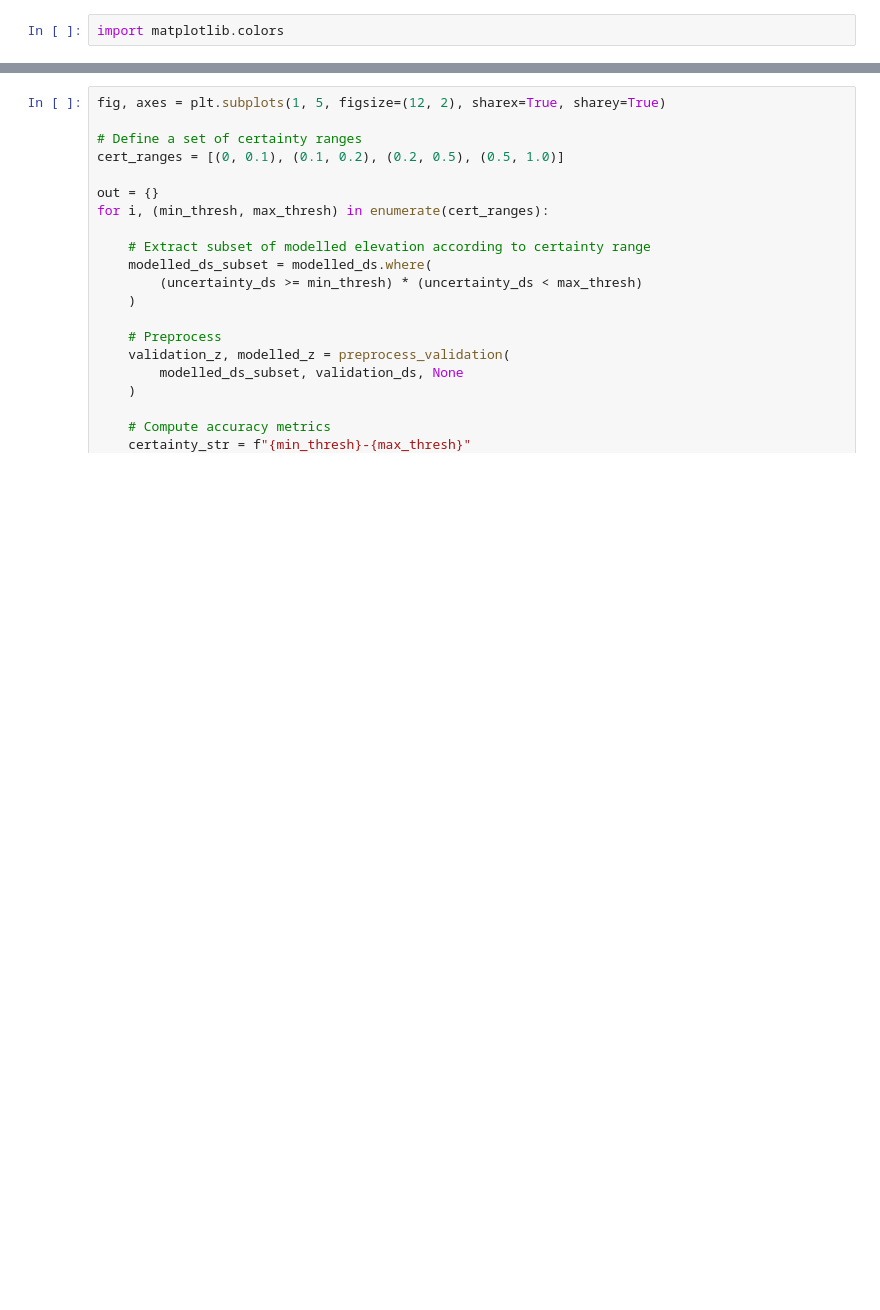
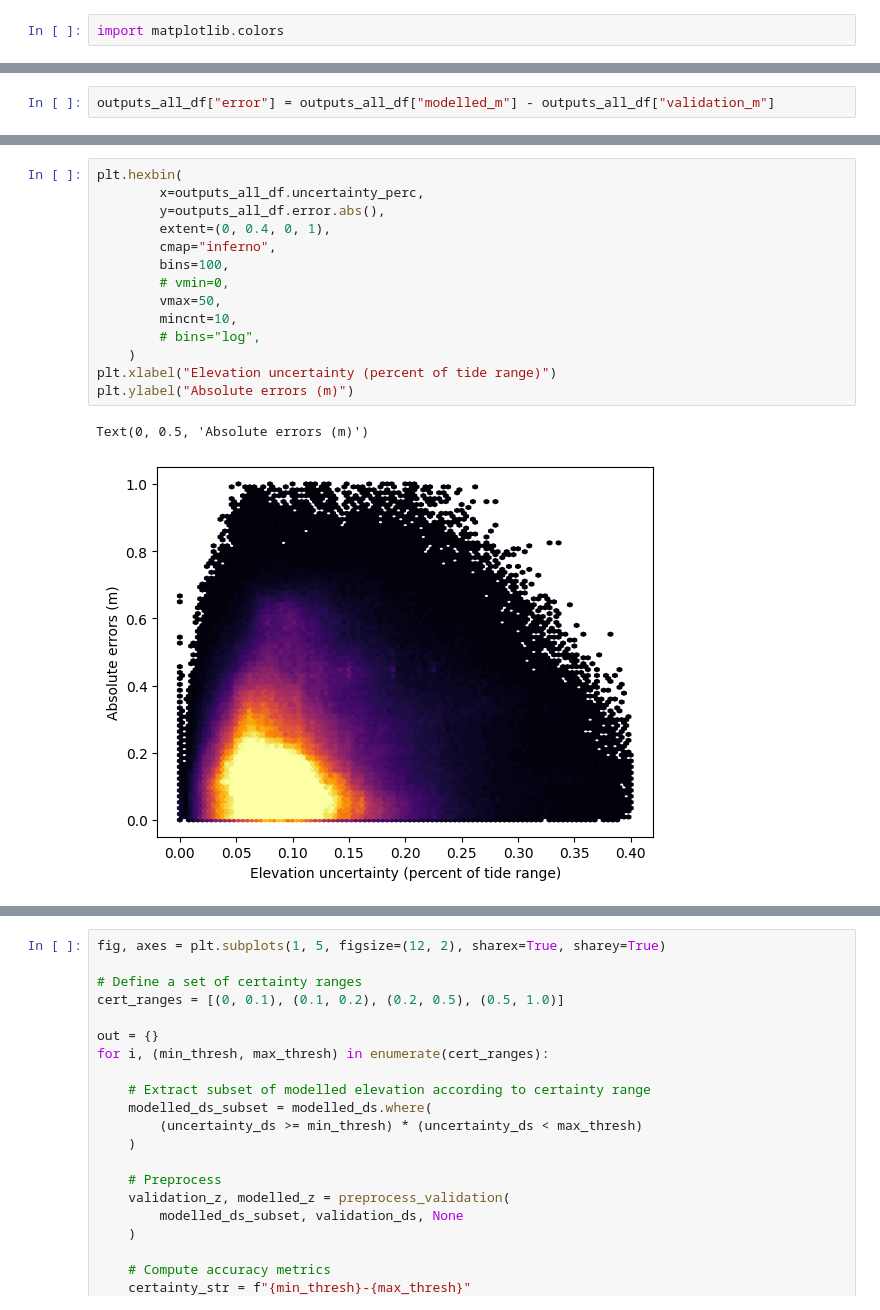
Before and after one commit to GeoscienceAustralia/dea-intertidal, a Jupyter notebook: notebooks/validation/Intertidal_elevation_validation.ipynb, the cells around one changed output, grey strips where cells are left out. Drawn from its saved outputs; the diff is of its cells as text; blank space fills up the shorter version.

```diff
--- a/notebooks/validation/Intertidal_elevation_validation.ipynb
+++ b/notebooks/validation/Intertidal_elevation_validation.ipynb
@@ -260,0 +371,2 @@ for i, cat in enumerate(cat_ranges):
+# %%
+outputs_all_df["error"] = outputs_all_df["modelled_m"] - outputs_all_df["validation_m"]
@@ -260,0 +390,17 @@ for i, cat in enumerate(cat_ranges):
+# %%
+plt.hexbin(
+        x=outputs_all_df.uncertainty_perc,
+        y=outputs_all_df.error.abs(),
+        extent=(0, 0.4, 0, 1),
+        cmap="inferno",
+        bins=100,
+        # vmin=0,
+        vmax=50,
+        mincnt=10,
+        # bins="log",
+    )
+plt.xlabel("Elevation uncertainty (percent of tide range)")
+plt.ylabel("Absolute errors (m)")
+# %% [output]
+Text(0, 0.5, 'Absolute errors (m)')
+[figure, added]
```
Also changed, not shown: parts of 11 cells of this notebook, 2 other files.
